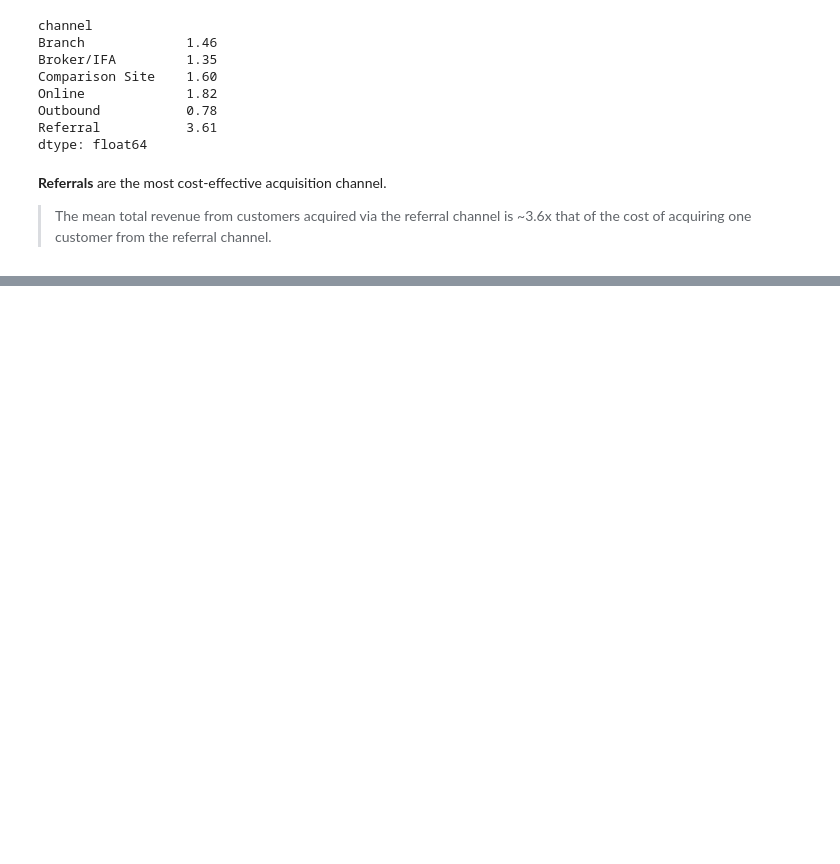
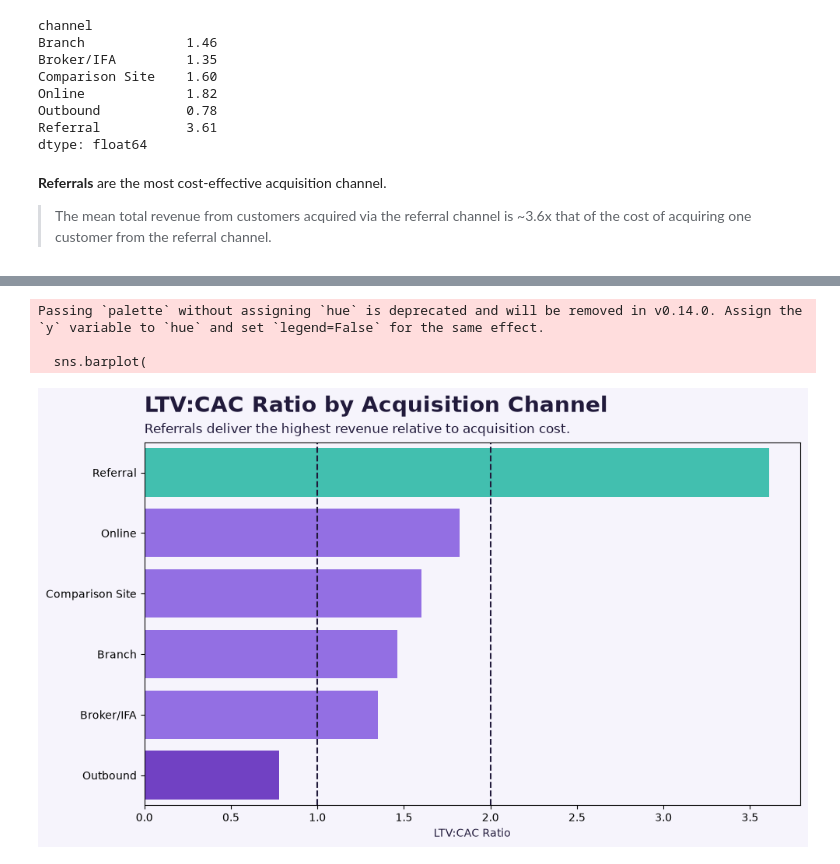
Before and after one commit to esmerowbotham-tech/Money-Craft-Project, a Jupyter notebook: insights.ipynb, the cells around one changed output, grey strips where cells are left out. Saved outputs shown, nothing was run; the diff lists cells and outputs as text; code cells hidden in the pictures; blank space fills up the shorter version.

```diff
--- a/insights.ipynb
+++ b/insights.ipynb
@@ -165,0 +212,22 @@ dtype: float64
+# %%
+plt.figure(figsize=(10,6))
+sns.barplot(
+    data=ltv_cac_ratio.sort_values(ascending=False),
+    orient='y',
+    palette=[graph_colours[2], graph_colours[1], graph_colours[1], graph_colours[1], graph_colours[1], graph_colours[0]]
+)
+
+plt.text(0, -1, 'LTV:CAC Ratio by Acquisition Channel', size=20, weight='bold', color=title_label_colour)
+plt.text(0, -0.65, '''Referrals deliver the highest revenue relative to acquisition cost.''', size=12, color=title_label_colour)
+plt.axvline(2, linestyle='--', color=title_label_colour)
+plt.axvline(1, linestyle='--', color=title_label_colour)
+plt.xlabel('LTV:CAC Ratio', color=title_label_colour)
+plt.ylabel('')
+
+plt.tight_layout()
+plt.show()
+# %% [output]
+Passing `palette` without assigning `hue` is deprecated and will be removed in v0.14.0. Assign the `y` variable to `hue` and set `legend=False` for the same effect.
+
+  sns.barplot(
+[figure, added]
```
Also changed, not shown: parts of 4 cells of this notebook.
